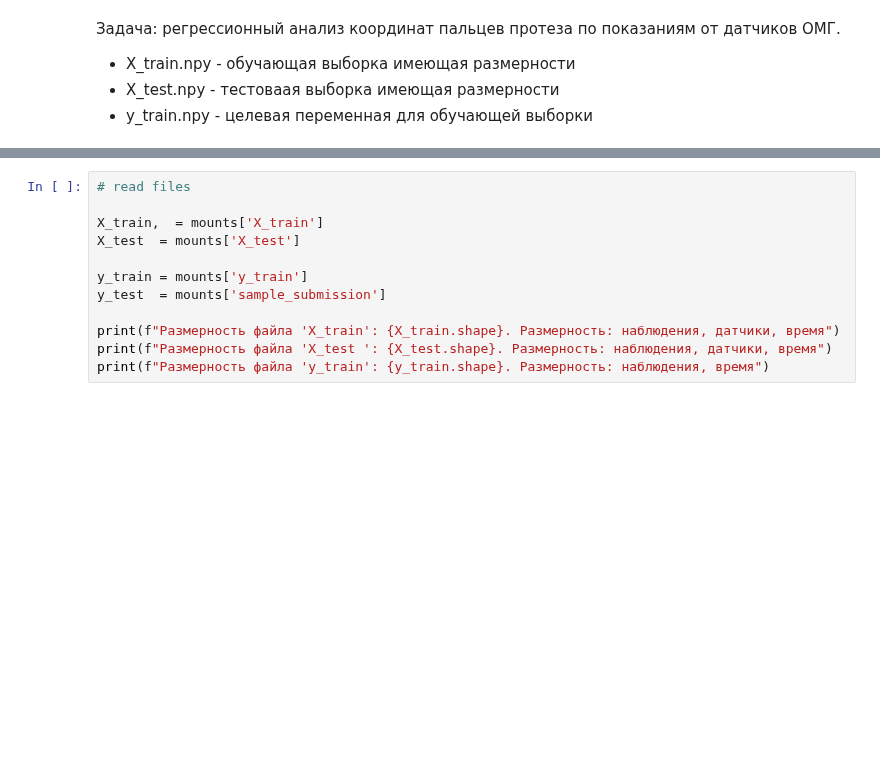
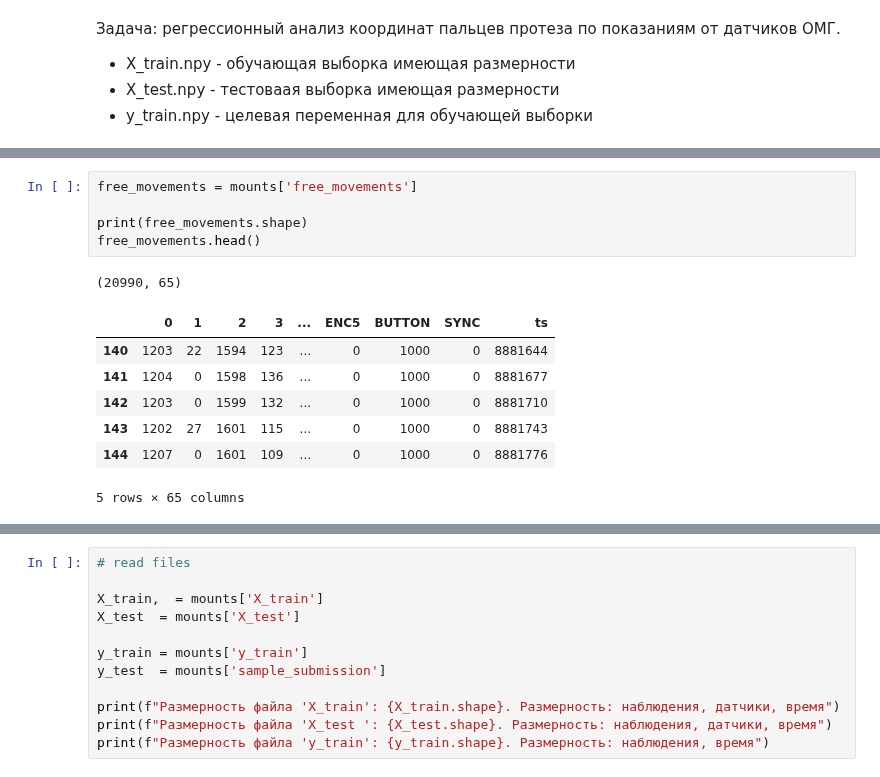
Before and after one commit to Internship-moto/Gestures_3, a Jupyter notebook: notebooks/Gestures_1.ipynb, the cells around one changed output, grey strips where cells are left out. Cells and saved outputs as stored; diff of their text form; blank space fills up the shorter version.

```diff
--- a/notebooks/Gestures_1.ipynb
+++ b/notebooks/Gestures_1.ipynb
@@ -106,0 +121,14 @@ dict_keys(['X_test', 'X_train', 'sample_submission', 'y_train'])
+# %%
+free_movements = mounts['free_movements']
+
+print(free_movements.shape)
+free_movements.head()
+# %% [output]
+(20990, 65)
+|  | 0 | 1 | 2 | 3 | ... | ENC5 | BUTTON | SYNC | ts |
+| 140 | 1203 | 22 | 1594 | 123 | ... | 0 | 1000 | 0 | 8881644 |
+| 141 | 1204 | 0 | 1598 | 136 | ... | 0 | 1000 | 0 | 8881677 |
+| 142 | 1203 | 0 | 1599 | 132 | ... | 0 | 1000 | 0 | 8881710 |
+| 143 | 1202 | 27 | 1601 | 115 | ... | 0 | 1000 | 0 | 8881743 |
+| 144 | 1207 | 0 | 1601 | 109 | ... | 0 | 1000 | 0 | 8881776 |
+5 rows × 65 columns
```
Also changed, not shown: parts of 7 cells of this notebook.
